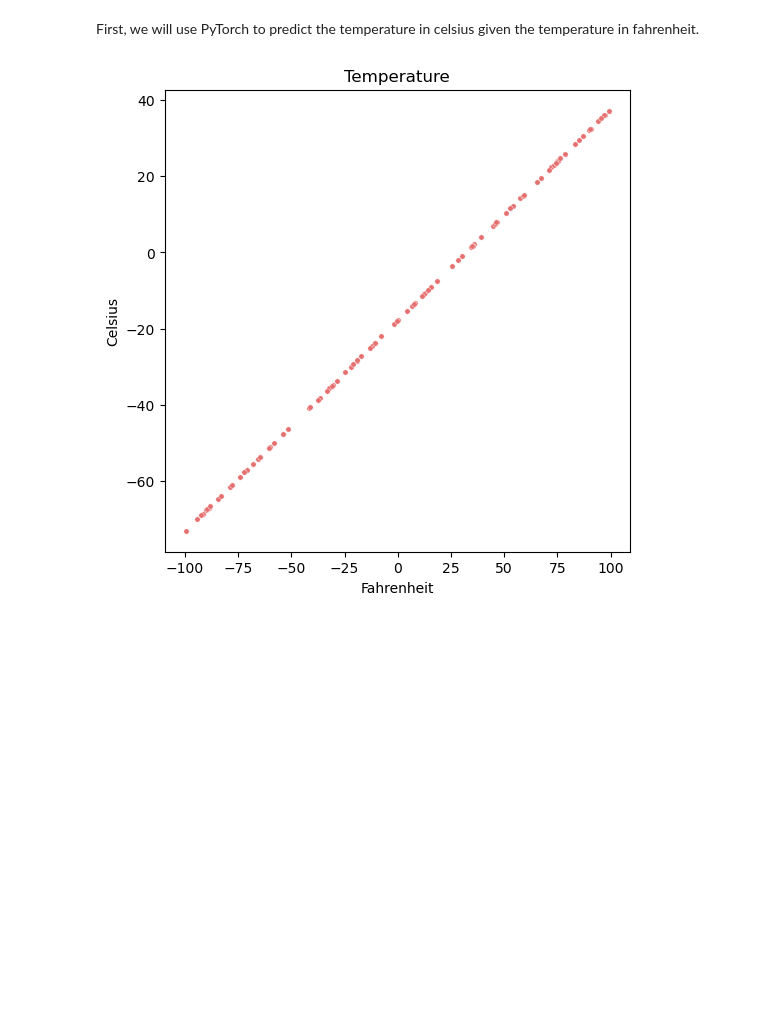
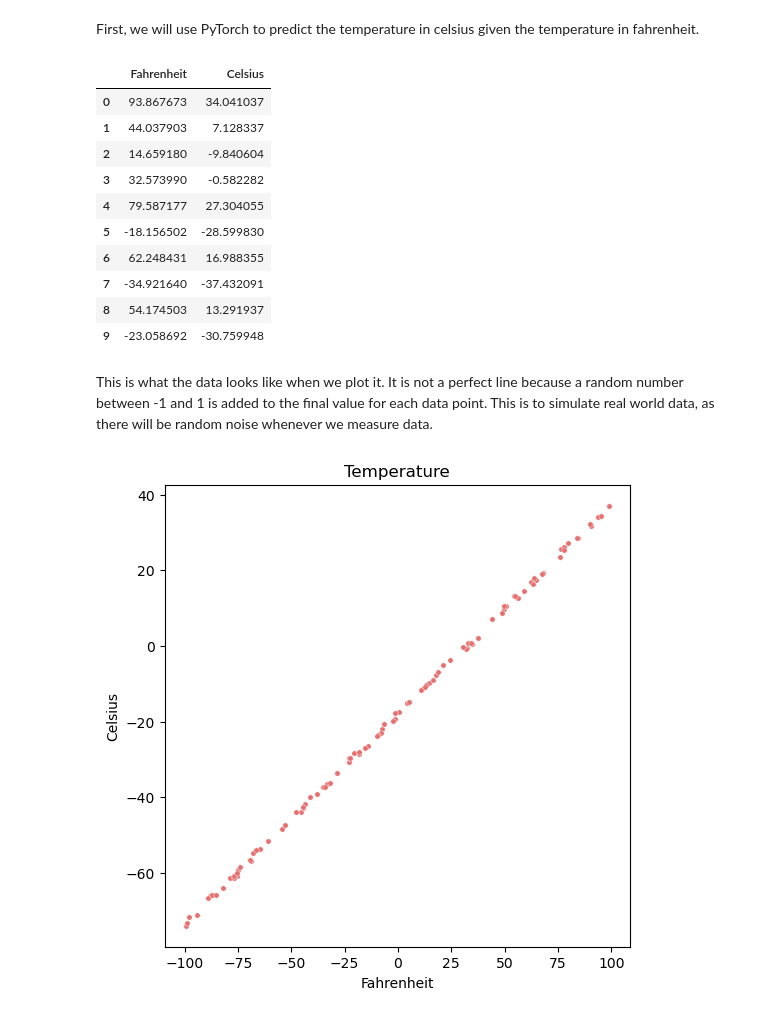
Before and after one commit to MisansProducts/Temperature-Prediction, a Jupyter notebook: main.ipynb, the cells around one changed output. Saved outputs shown, nothing was run; the diff lists cells and outputs as text; code cells hidden in the pictures; blank space fills up the shorter version.

```diff
--- a/main.ipynb
+++ b/main.ipynb
@@ -31,16 +30,30 @@ np.set_printoptions(precision = 20)
 device = 'cuda' if torch.cuda.is_available() else 'cpu'
 # %% [markdown]
 First, we will use PyTorch to predict the temperature in celsius given the temperature in fahrenheit.
+# %%
+#======Data Loading======
+df = pd.read_csv("data_fahrenheit_celsius.csv") #Loads data
+df.dropna(axis = 0, how = 'any', inplace = True) #Drops invalid rows
+df.head(10)
+# %% [output]
+|  | Fahrenheit | Celsius |
+| 0 | 93.867673 | 34.041037 |
+| 1 | 44.037903 | 7.128337 |
+| 2 | 14.659180 | -9.840604 |
+| 3 | 32.573990 | -0.582282 |
+| 4 | 79.587177 | 27.304055 |
+| 5 | -18.156502 | -28.599830 |
+| 6 | 62.248431 | 16.988355 |
+| 7 | -34.921640 | -37.432091 |
+| 8 | 54.174503 | 13.291937 |
+| 9 | -23.058692 | -30.759948 |
+# %% [markdown]
+This is what the data looks like when we plot it. It is not a perfect line because a random number between -1 and 1 is added to the final value for each data point. This is to simulate real world data, as there will be random noise whenever we measure data.
 # %%
-#======Data Loading======
-df = pd.read_csv("data_fahrenheit_celsius.csv") #Loads data
-df.dropna(axis = 0, how = 'any', inplace = True) #Drops invalid rows
-# df.head()
-
 #Visualizes the data
 plt.figure(figsize = (6, 6), dpi = 100)
 plt.title("Temperature")
 sns.scatterplot(data = df, x = "Fahrenheit", y = "Celsius", s = 15, color = "#E67070")
 plt.show()
 # %% [output]
-[figure, old version]
+[figure, new version]
```
Also changed, not shown: parts of 11 cells of this notebook, 7 other files.
